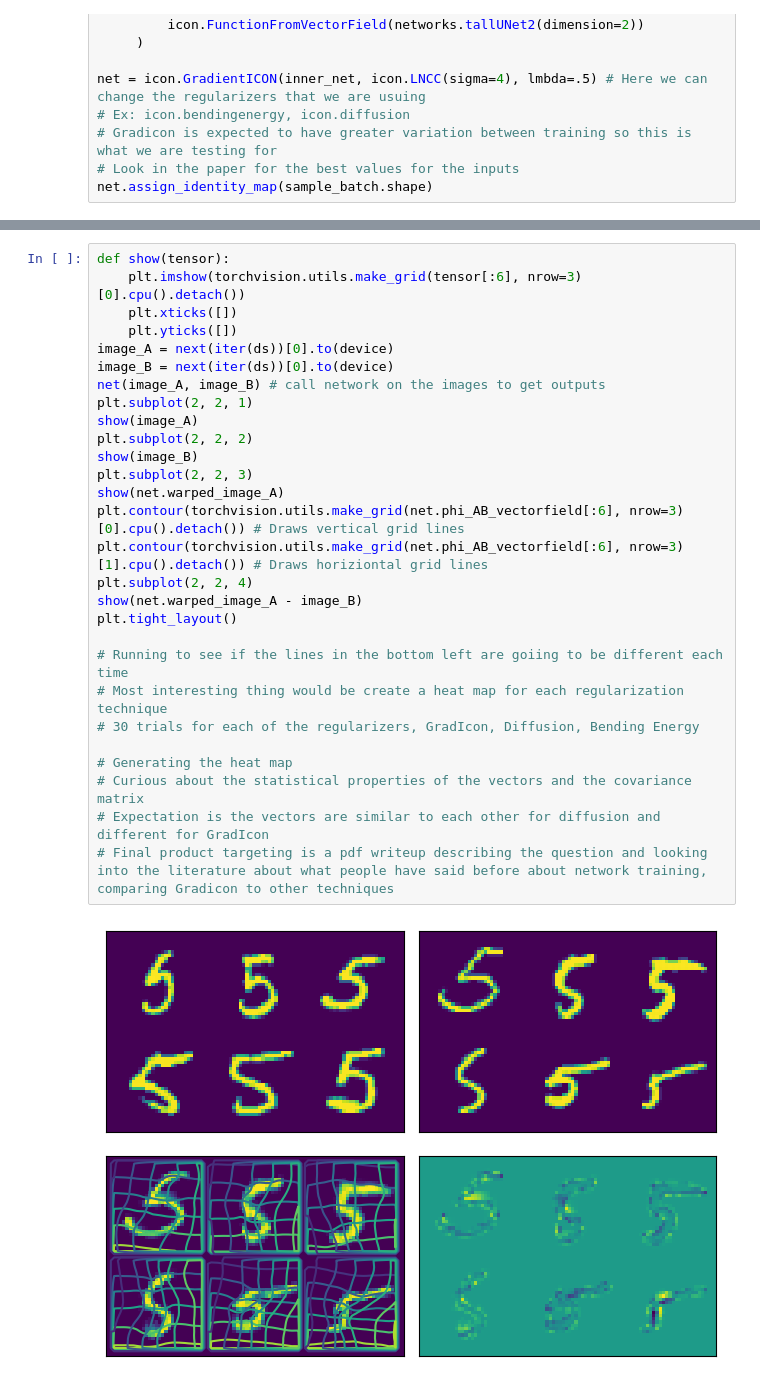
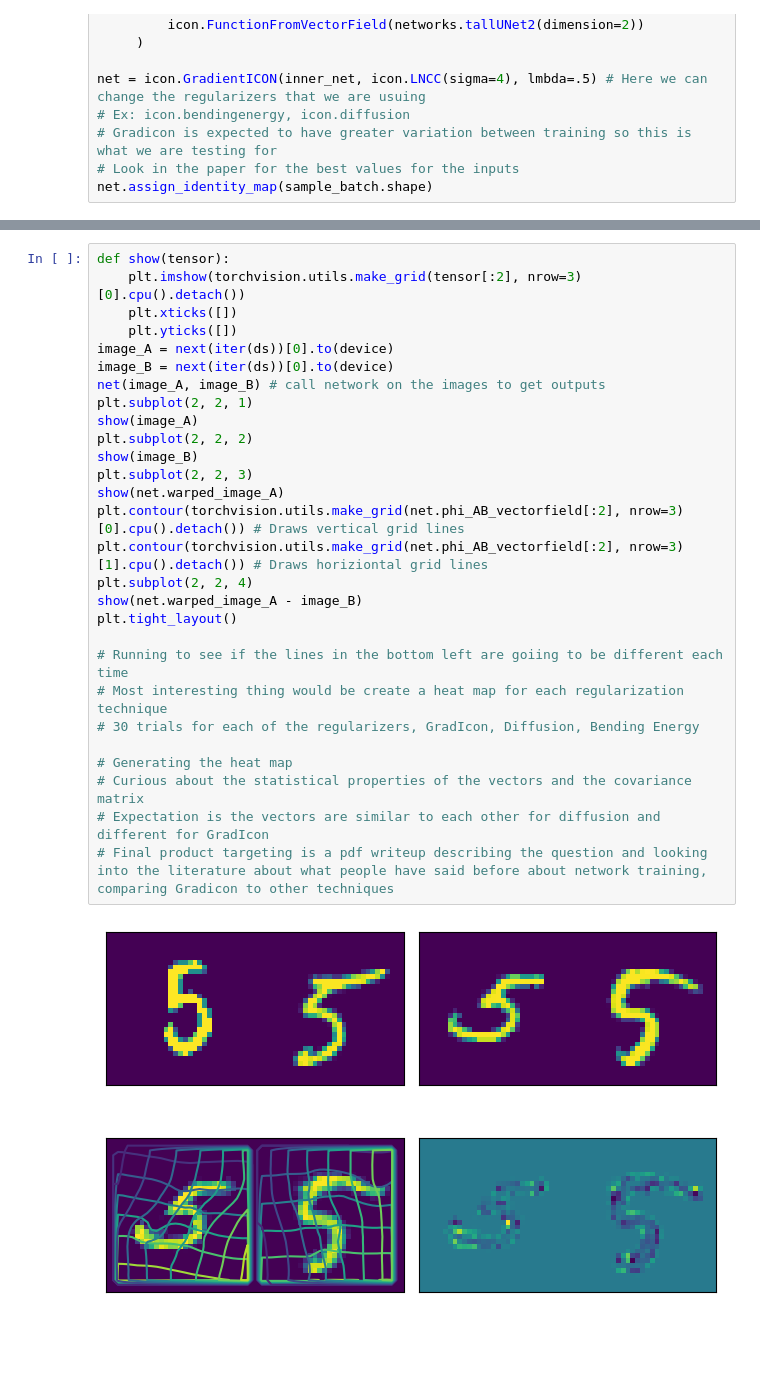
Before and after one commit to agdylan/research_code, a Jupyter notebook: Register_MNIST_5s.ipynb, the cells around one changed output, grey strips where cells are left out. Saved outputs shown, nothing was run; the diff lists cells and outputs as text; blank space fills up the shorter version.

```diff
--- a/Register_MNIST_5s.ipynb
+++ b/Register_MNIST_5s.ipynb
@@ -59,30 +69,30 @@ plt.tight_layout()
 # %%
 def show(tensor):
-    plt.imshow(torchvision.utils.make_grid(tensor[:6], nrow=3)[0].cpu().detach())
+    plt.imshow(torchvision.utils.make_grid(tensor[:2], nrow=3)[0].cpu().detach())
     plt.xticks([])
     plt.yticks([])
 image_A = next(iter(ds))[0].to(device)
 image_B = next(iter(ds))[0].to(device)
 net(image_A, image_B) # call network on the images to get outputs
 plt.subplot(2, 2, 1)
 show(image_A)
 plt.subplot(2, 2, 2)
 show(image_B)
 plt.subplot(2, 2, 3)
 show(net.warped_image_A)
-plt.contour(torchvision.utils.make_grid(net.phi_AB_vectorfield[:6], nrow=3)[0].cpu().detach()) # Draws vertical grid lines
-plt.contour(torchvision.utils.make_grid(net.phi_AB_vectorfield[:6], nrow=3)[1].cpu().detach()) # Draws horiziontal grid lines
+plt.contour(torchvision.utils.make_grid(net.phi_AB_vectorfield[:2], nrow=3)[0].cpu().detach()) # Draws vertical grid lines
+plt.contour(torchvision.utils.make_grid(net.phi_AB_vectorfield[:2], nrow=3)[1].cpu().detach()) # Draws horiziontal grid lines
 plt.subplot(2, 2, 4)
 show(net.warped_image_A - image_B)
 plt.tight_layout()
 
 # Running to see if the lines in the bottom left are goiing to be different each time
 # Most interesting thing would be create a heat map for each regularization technique
 # 30 trials for each of the regularizers, GradIcon, Diffusion, Bending Energy
 
 # Generating the heat map
 # Curious about the statistical properties of the vectors and the covariance matrix
 # Expectation is the vectors are similar to each other for diffusion and different for GradIcon
 # Final product targeting is a pdf writeup describing the question and looking into the literature about what people have said before about network training, comparing Gradicon to other techniques
 # %% [output]
-[figure, old version]
+[figure, new version]
```
Also changed, not shown: parts of 4 cells of this notebook.
